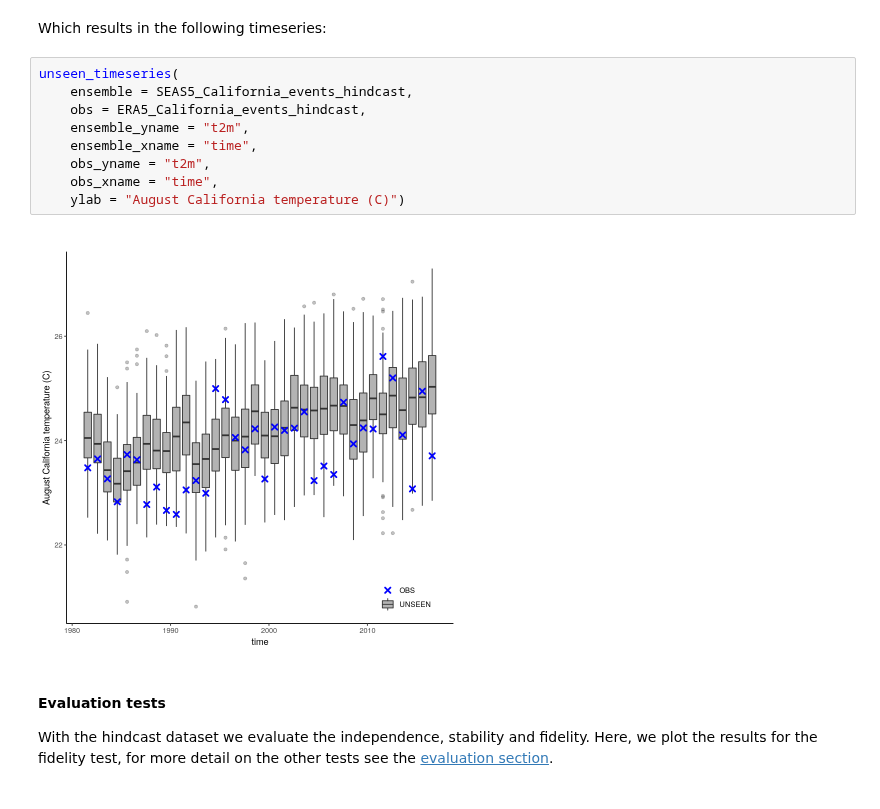
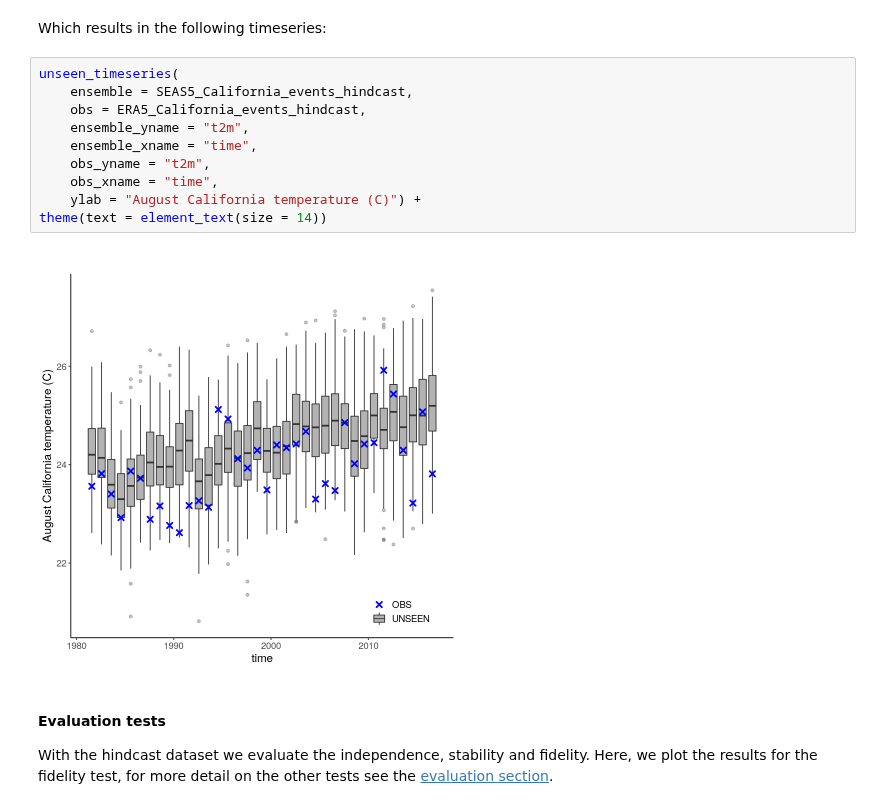
Before and after one commit to ECMWFCode4Earth/UNSEEN-open, a Jupyter notebook: doc/Notebooks/examples/California_Fires.ipynb, the cells around one changed output. Drawn from its saved outputs; the diff is of its cells as text.

Commit message:
California example

```diff
--- a/doc/Notebooks/examples/California_Fires.ipynb
+++ b/doc/Notebooks/examples/California_Fires.ipynb
@@ -187,14 +201,15 @@ Which results in the following timeseries:
 # %%
 unseen_timeseries(
     ensemble = SEAS5_California_events_hindcast,
     obs = ERA5_California_events_hindcast,
     ensemble_yname = "t2m",
     ensemble_xname = "time",
     obs_yname = "t2m",
     obs_xname = "time",
-    ylab = "August California temperature (C)")
+    ylab = "August California temperature (C)") +
+theme(text = element_text(size = 14))
 # %% [output]
-[figure, old version]
+[figure, new version]
 # %% [markdown]
 #### Evaluation tests
 With the hindcast dataset we evaluate the independence, stability and fidelity. Here, we plot the results for the fidelity test, for more detail on the other tests see the [evaluation section](../3.Evaluate/3.Evaluate.ipynb).
```
Also changed, not shown: parts of 50 cells of this notebook, 3 other files.
